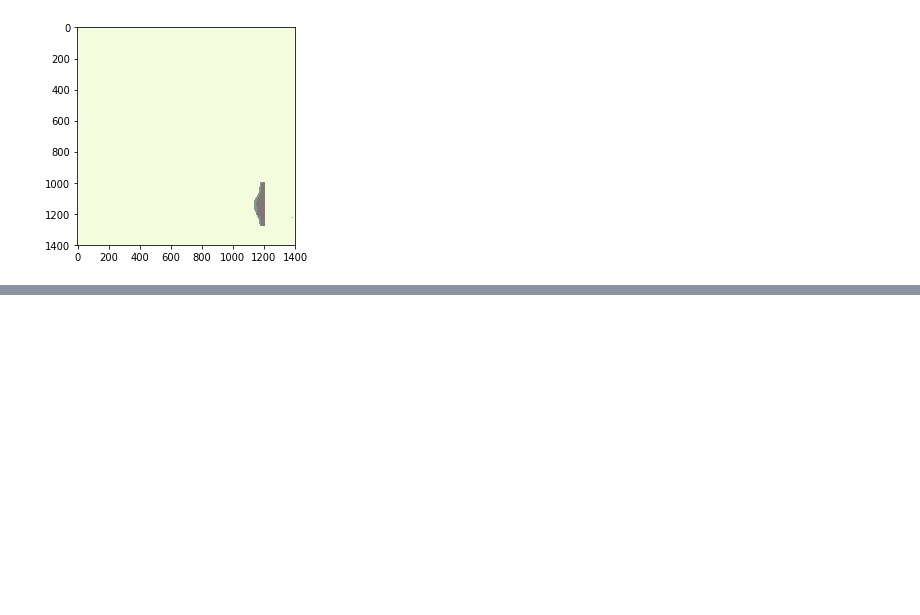
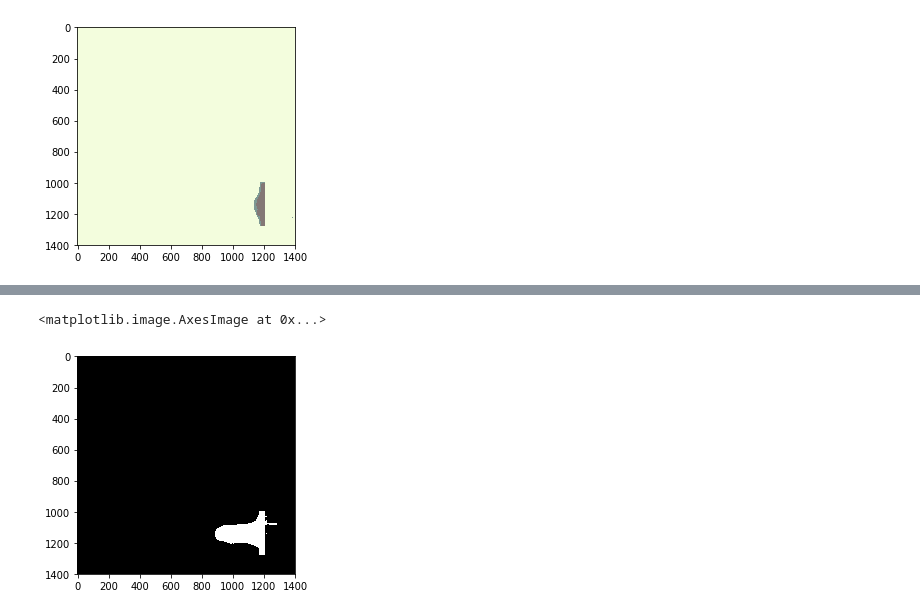
Before and after one commit to cdesio/leaf_reco, a Jupyter notebook: notebooks/predict_models.ipynb, the cells around one changed output, grey strips where cells are left out. Saved outputs shown, nothing was run; the diff lists cells and outputs as text; code cells hidden in the pictures; blank space fills up the shorter version.

```diff
--- a/notebooks/predict_models.ipynb
+++ b/notebooks/predict_models.ipynb
@@ -210,0 +259,5 @@ plt.imshow(pred[0,...,0],cmap='Blues',alpha=0.5)
+# %%
+plt.imshow(pred15[0,...,0], cmap='gray')
+# %% [output]
+<matplotlib.image.AxesImage at 0x...>
+[figure, added]
```
Also changed, not shown: parts of 18 cells of this notebook, 1 other file.
